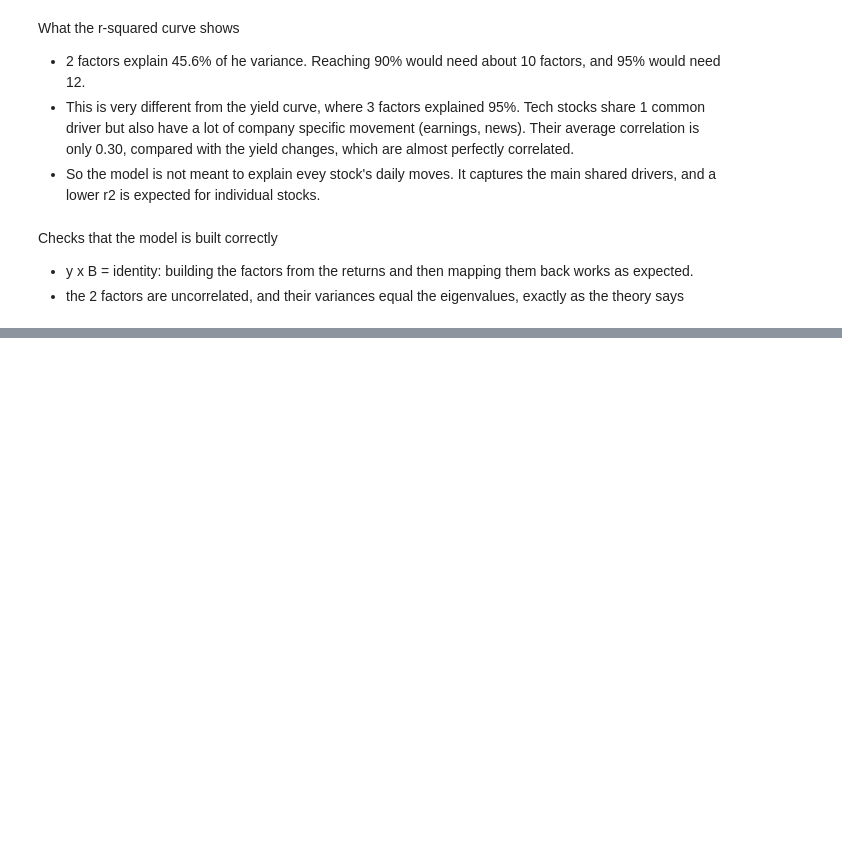
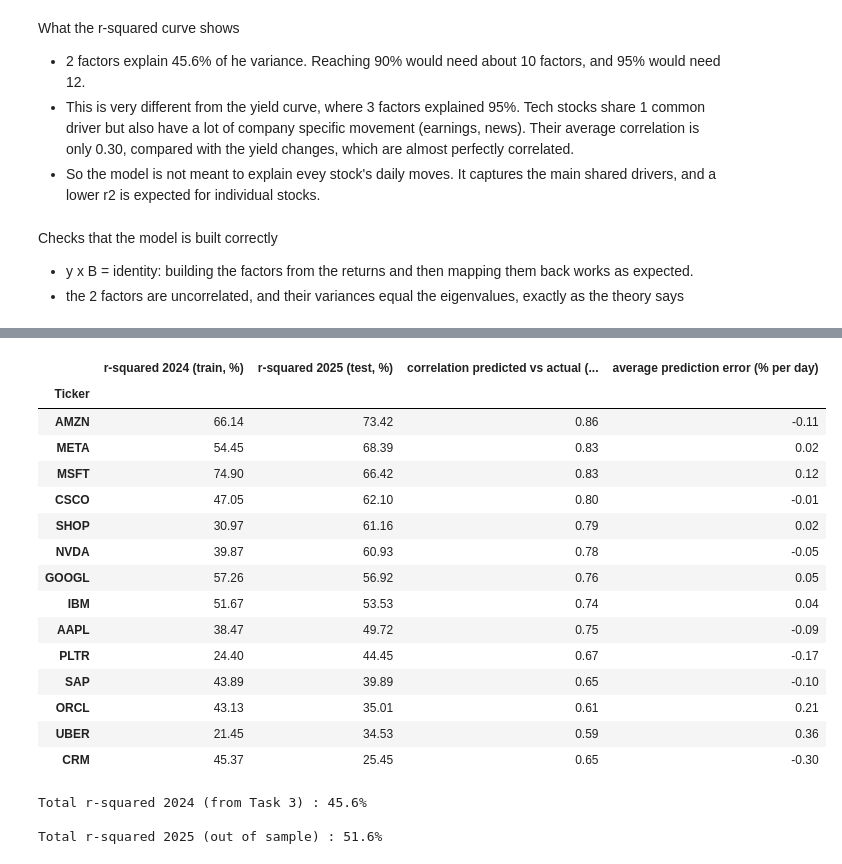
Before and after one commit to Gok-ML-AI/ARPM, a Jupyter notebook: module-01-linear-mean-covariance/Principal-Component-Analysis/pp_orincipal_component_portfolios_of_technology_stocks.ipynb, the cells around one changed output, grey strips where cells are left out. Drawn from its saved outputs; the diff is of its cells as text; code cells hidden in the pictures; blank space fills up the shorter version.

```diff
--- a/module-01-linear-mean-covariance/Principal-Component-Analysis/pp_orincipal_component_portfolios_of_technology_stocks.ipynb
+++ b/module-01-linear-mean-covariance/Principal-Component-Analysis/pp_orincipal_component_portfolios_of_technology_stocks.ipynb
@@ -625,0 +655,65 @@ Checks that the model is built correctly
+# %%
+# How well does it perform?
+
+def r_squared_per_stock(actual, residual, probabilities=None):
+    """
+    Share of each stock's variance explained by the model: 1 - Var(residual) / Var(actual)
+    Uses the given probabilities (HFP); equal weights if noe are given.
+    """
+    if probabilities is None:
+        probabilities = np.full(actual.shape[0], 1 / actual.shape[0])
+
+    def weighted_variance(values):
+        # subtract each stock's weighted mean
+        centred = values - probabilities @ values
+        # weighted stock squared deviation, per stock
+        return probabilities @ centred**2
+
+    return 1 - weighted_variance(residual) / weighted_variance(actual)
+
+# Per stock r-squared: 2024 with the same HFP weights as the model, 2025 with equal weight
+r_squared_train = r_squared_per_stock(returns_matrix, residual_returns_train, flexible_probabilities)
+r_squared_test = r_squared_per_stock(actual_returns_test, residual_returns_test)
+
+# Does the prediction move with the actual return, day by day?
+correlation_test = [np.corrcoef(actual_returns_test[:, n], predicted_returns_test[:, n])[0, 1]
+                    for n in range(number_of_stocks)]
+
+performance_table = pd.DataFrame({
+    'r-squared 2024 (train, %)': 100 * r_squared_train,
+    'r-squared 2025 (test, %)': 100 * r_squared_test,
+    'correlation predicted vs actual (2025)': correlation_test,
+    'average prediction error (% per day)': 100 * residual_returns_test.mean(axis=0)
+}, index=stock_names).round(2)
+display(performance_table.sort_values('r-squared 2025 (test, %)', ascending=False))
+
+# Total r-squared across all stocks, on the same rescaled (correlation) basis as Task
+def total_rescaled_r_squared(actual, residual, probabilities=None):
+    """1 - total residual variance / total variance after dividing each stock by its 2024 volatility"""
+    rescaled_actual = actual @ inverse_scale_matrix
+    rescaled_residual = residual @ inverse_scale_matrix
+    return 1 - np.trace(np.cov(rescaled_residual.T, bias=True)) / np.trace(np.cov(rescaled_actual.T, bias=True))
+
+print(f'Total r-squared 2024 (from Task 3) : {100 * r_squared_by_number_factors[number_of_factors - 1]:.1f}%')
+print()
+print(f'Total r-squared 2025 (out of sample) : {100 * total_rescaled_r_squared(actual_returns_test, residual_returns_test):.1f}%')
+# %% [output]
+|  | r-squared 2024 (train, %) | r-squared 2025 (test, %) | correlation predicted vs actual (... | average prediction error (% per day) |
+| Ticker |  |  |  |  |
+| AMZN | 66.14 | 73.42 | 0.86 | -0.11 |
+| META | 54.45 | 68.39 | 0.83 | 0.02 |
+| MSFT | 74.90 | 66.42 | 0.83 | 0.12 |
+| CSCO | 47.05 | 62.10 | 0.80 | -0.01 |
+| SHOP | 30.97 | 61.16 | 0.79 | 0.02 |
+| NVDA | 39.87 | 60.93 | 0.78 | -0.05 |
+| GOOGL | 57.26 | 56.92 | 0.76 | 0.05 |
+| IBM | 51.67 | 53.53 | 0.74 | 0.04 |
+| AAPL | 38.47 | 49.72 | 0.75 | -0.09 |
+| PLTR | 24.40 | 44.45 | 0.67 | -0.17 |
+| SAP | 43.89 | 39.89 | 0.65 | -0.10 |
+| ORCL | 43.13 | 35.01 | 0.61 | 0.21 |
+| UBER | 21.45 | 34.53 | 0.59 | 0.36 |
+| CRM | 45.37 | 25.45 | 0.65 | -0.30 |
+Total r-squared 2024 (from Task 3) : 45.6%
+
+Total r-squared 2025 (out of sample) : 51.6%
```
Also changed, not shown: parts of 7 cells of this notebook.
